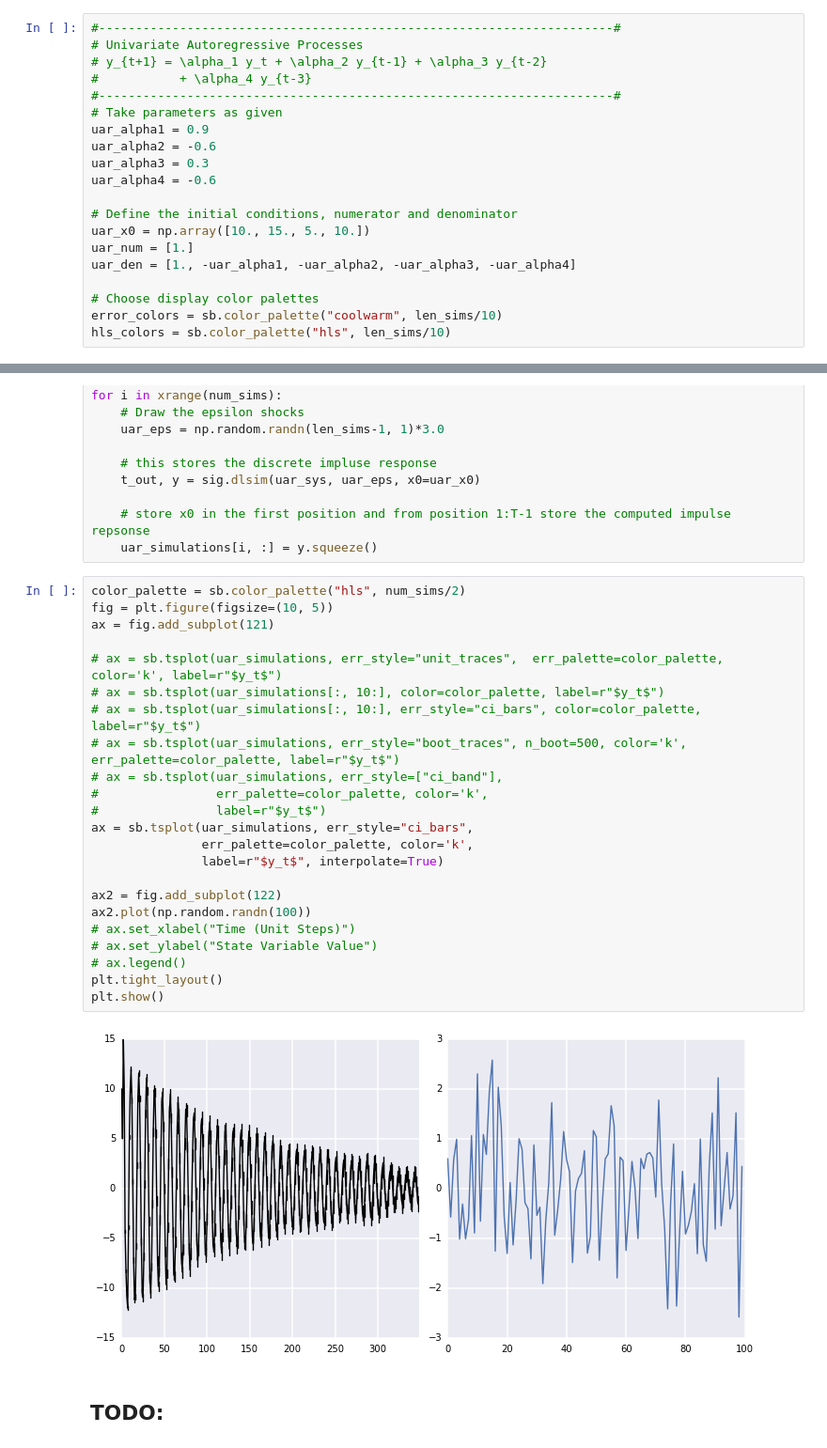
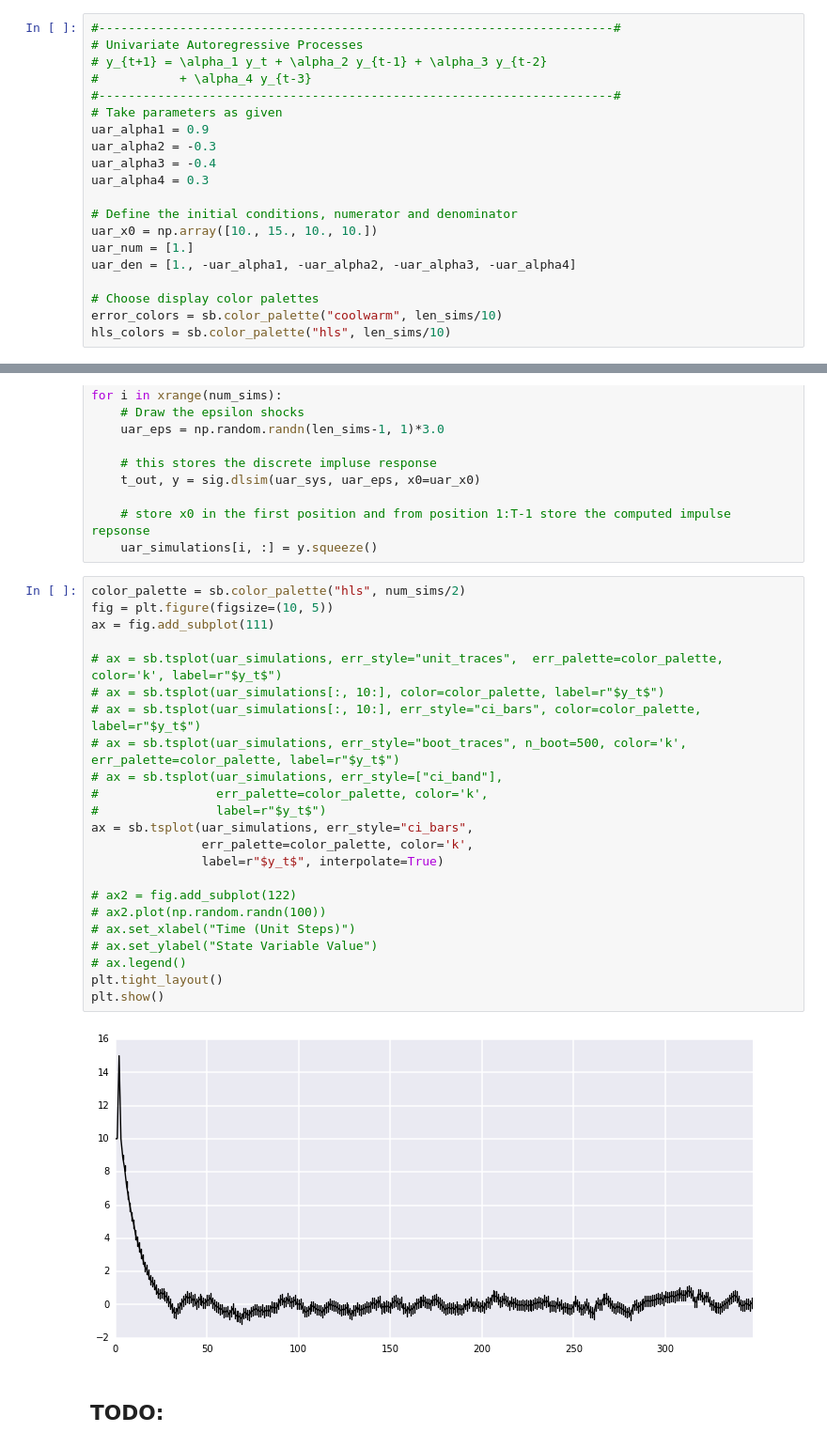
Before and after one commit to sternSargentRA/pyTM, a Jupyter notebook: python_programs/Examples.ipynb, the cells around one changed output, grey strips where cells are left out. Shown at 94% size. Cells and saved outputs as stored; diff of their text form.

Commit message:
IPYNB: Fixed the class that I was working on.  Included some examples on using the plotting functionality.  Will play more tomorrow.

```diff
--- a/python_programs/Examples.ipynb
+++ b/python_programs/Examples.ipynb
@@ -205,12 +205,12 @@ We will do all of the above mentioned below using some given parameters to proce
 #----------------------------------------------------------------------#
 # Take parameters as given
 uar_alpha1 = 0.9
-uar_alpha2 = -0.6
-uar_alpha3 = 0.3
-uar_alpha4 = -0.6
+uar_alpha2 = -0.3
+uar_alpha3 = -0.4
+uar_alpha4 = 0.3
 
 # Define the initial conditions, numerator and denominator
-uar_x0 = np.array([10., 15., 5., 10.])
+uar_x0 = np.array([10., 15., 10., 10.])
 uar_num = [1.]
 uar_den = [1., -uar_alpha1, -uar_alpha2, -uar_alpha3, -uar_alpha4]
 
@@ -577,28 +656,28 @@ for i in xrange(num_sims):
 # %%
 color_palette = sb.color_palette("hls", num_sims/2)
 fig = plt.figure(figsize=(10, 5))
-ax = fig.add_subplot(121)
+ax = fig.add_subplot(111)
 
 # ax = sb.tsplot(uar_simulations, err_style="unit_traces",  err_palette=color_palette, color='k', label=r"$y_t$")
 # ax = sb.tsplot(uar_simulations[:, 10:], color=color_palette, label=r"$y_t$")
 # ax = sb.tsplot(uar_simulations[:, 10:], err_style="ci_bars", color=color_palette, label=r"$y_t$")
 # ax = sb.tsplot(uar_simulations, err_style="boot_traces", n_boot=500, color='k', err_palette=color_palette, label=r"$y_t$")
 # ax = sb.tsplot(uar_simulations, err_style=["ci_band"],
 #                err_palette=color_palette, color='k',
 #                label=r"$y_t$")
 ax = sb.tsplot(uar_simulations, err_style="ci_bars",
                err_palette=color_palette, color='k',
                label=r"$y_t$", interpolate=True)
 
-ax2 = fig.add_subplot(122)
-ax2.plot(np.random.randn(100))
+# ax2 = fig.add_subplot(122)
+# ax2.plot(np.random.randn(100))
 # ax.set_xlabel("Time (Unit Steps)")
 # ax.set_ylabel("State Variable Value")
 # ax.legend()
 plt.tight_layout()
 plt.show()
 # %% [output]
-[figure, old version]
+[figure, new version]
 # %% [markdown]
 ## TODO:
 # %%
```
Also changed, not shown: parts of 8 cells of this notebook.
